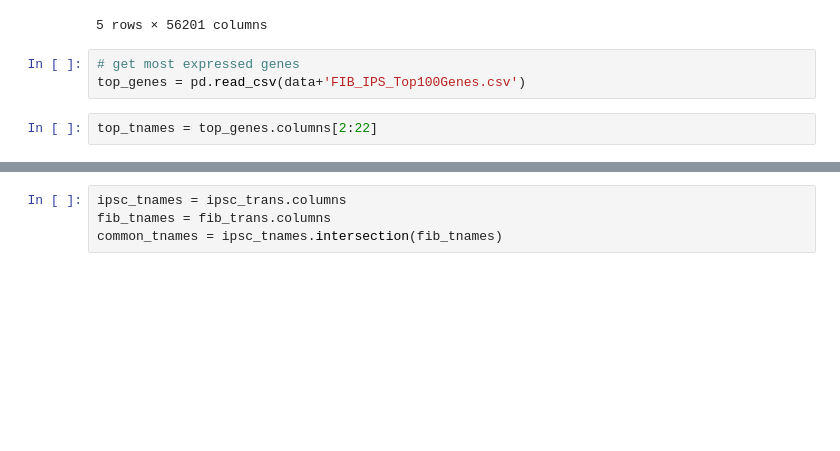
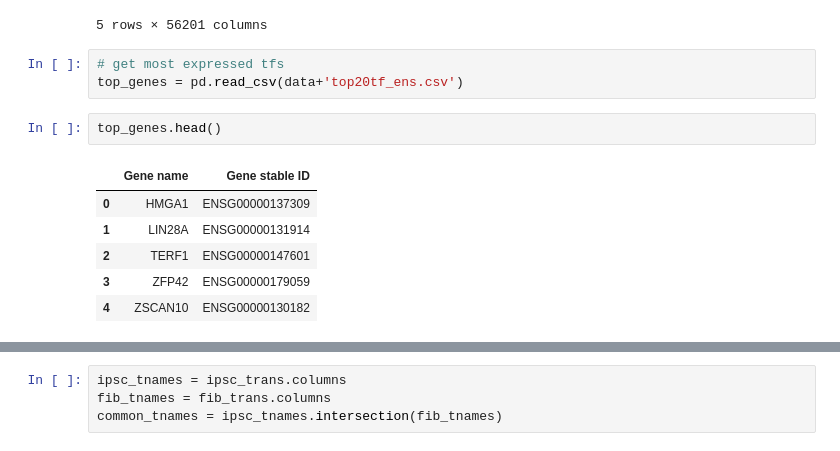
Before and after one commit to moqri/iPSC-scoring, a Jupyter notebook: notebooks/classifier_data_formatting.ipynb, the cells around one changed output, grey strips where cells are left out. Drawn from its saved outputs; the diff is of its cells as text; blank space fills up the shorter version.

```diff
--- a/notebooks/classifier_data_formatting.ipynb
+++ b/notebooks/classifier_data_formatting.ipynb
@@ -30,7 +30,14 @@ fib_trans.head()
 | 4 | GTEX-113IC-0008-SM-5QGRF | 0.0 | 2.44 | 0.0 | 0.07 | 0.00 | 0.07 | 0.00 | 0.00 | 0.03 | ... |
 5 rows × 56201 columns
 # %%
-# get most expressed genes
-top_genes = pd.read_csv(data+'FIB_IPS_Top100Genes.csv')
+# get most expressed tfs
+top_genes = pd.read_csv(data+'top20tf_ens.csv')
-# %%
-top_tnames = top_genes.columns[2:22]
+# %%
+top_genes.head()
+# %% [output]
+|  | Gene name | Gene stable ID |
+| 0 | HMGA1 | ENSG00000137309 |
+| 1 | LIN28A | ENSG00000131914 |
+| 2 | TERF1 | ENSG00000147601 |
+| 3 | ZFP42 | ENSG00000179059 |
+| 4 | ZSCAN10 | ENSG00000130182 |
```
Also changed, not shown: parts of 8 cells of this notebook, 5 other files.
